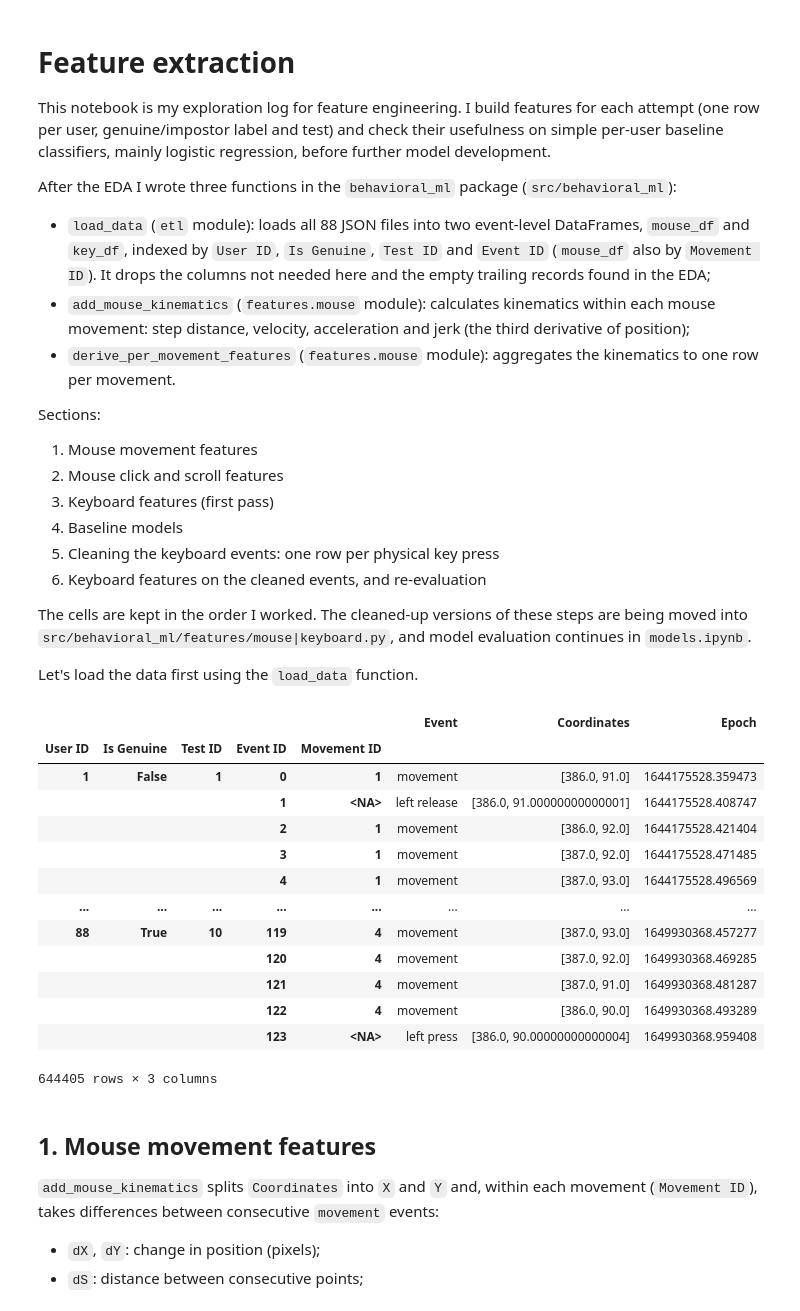
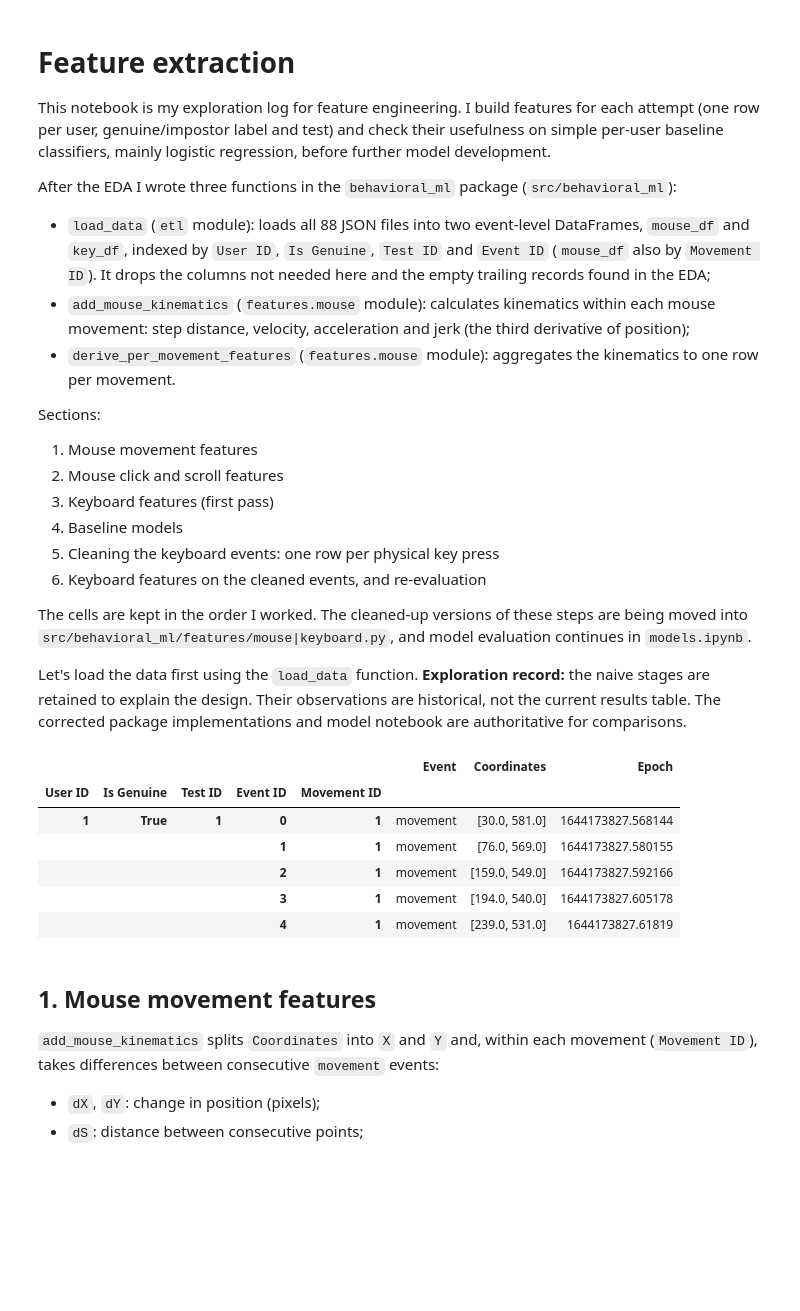
Before and after one commit to m-heldt/behavioral-ml, a Jupyter notebook: notebooks/features.ipynb, the cells around one changed output. Saved outputs shown, nothing was run; the diff lists cells and outputs as text; code cells hidden in the pictures; blank space fills up the shorter version.

```diff
--- a/notebooks/features.ipynb
+++ b/notebooks/features.ipynb
@@ -19,30 +19,28 @@ Sections:
 The cells are kept in the order I worked. The cleaned-up versions of these steps are being moved into `src/behavioral_ml/features/mouse|keyboard.py`, and model evaluation continues in `models.ipynb`.
 
 Let's load the data first using the `load_data` function.
+**Exploration record:** the naive stages are retained to explain the design.
+Their observations are historical, not the current results table. The corrected
+package implementations and model notebook are authoritative for comparisons.
 # %%
+import os
+from pathlib import Path
 import pandas as pd
 import numpy as np
+from behavioral_ml.etl import load_data
+from behavioral_ml.features import key, build_feature_sets
 
-from behavioral_ml.etl import load_data
-
-mouse_df, key_df = load_data("../data/raw_kmt_dataset")
-
-mouse_df.sort_index()
+raw_mouse_df, raw_key_df = load_data(Path(os.environ.get("KMT_DATA_DIR", "../data/raw_kmt_dataset")))
+mouse_df, key_df = raw_mouse_df.copy(), raw_key_df.copy()
+mouse_df.head()
 # %% [output]
 |  |  |  |  |  | Event | Coordinates | Epoch |
 | User ID | Is Genuine | Test ID | Event ID | Movement ID |  |  |  |
-| 1 | False | 1 | 0 | 1 | movement | [386.0, 91.0] | 1644175528.359473 |
-|  |  |  | 1 | <NA> | left release | [386.0, 91.00000000000001] | 1644175528.408747 |
-|  |  |  | 2 | 1 | movement | [386.0, 92.0] | 1644175528.421404 |
-|  |  |  | 3 | 1 | movement | [387.0, 92.0] | 1644175528.471485 |
-|  |  |  | 4 | 1 | movement | [387.0, 93.0] | 1644175528.496569 |
-| ... | ... | ... | ... | ... | ... | ... | ... |
-| 88 | True | 10 | 119 | 4 | movement | [387.0, 93.0] | 1649930368.457277 |
-|  |  |  | 120 | 4 | movement | [387.0, 92.0] | 1649930368.469285 |
-|  |  |  | 121 | 4 | movement | [387.0, 91.0] | 1649930368.481287 |
-|  |  |  | 122 | 4 | movement | [386.0, 90.0] | 1649930368.493289 |
-|  |  |  | 123 | <NA> | left press | [386.0, 90.00000000000004] | 1649930368.959408 |
+| 1 | True | 1 | 0 | 1 | movement | [30.0, 581.0] | 1644173827.568144 |
+|  |  |  | 1 | 1 | movement | [76.0, 569.0] | 1644173827.580155 |
+|  |  |  | 2 | 1 | movement | [159.0, 549.0] | 1644173827.592166 |
+|  |  |  | 3 | 1 | movement | [194.0, 540.0] | 1644173827.605178 |
+|  |  |  | 4 | 1 | movement | [239.0, 531.0] | 1644173827.61819 |
-644405 rows × 3 columns
 # %% [markdown]
 ## 1. Mouse movement features
 
```
Also changed, not shown: parts of 47 cells of this notebook, 23 other files.
